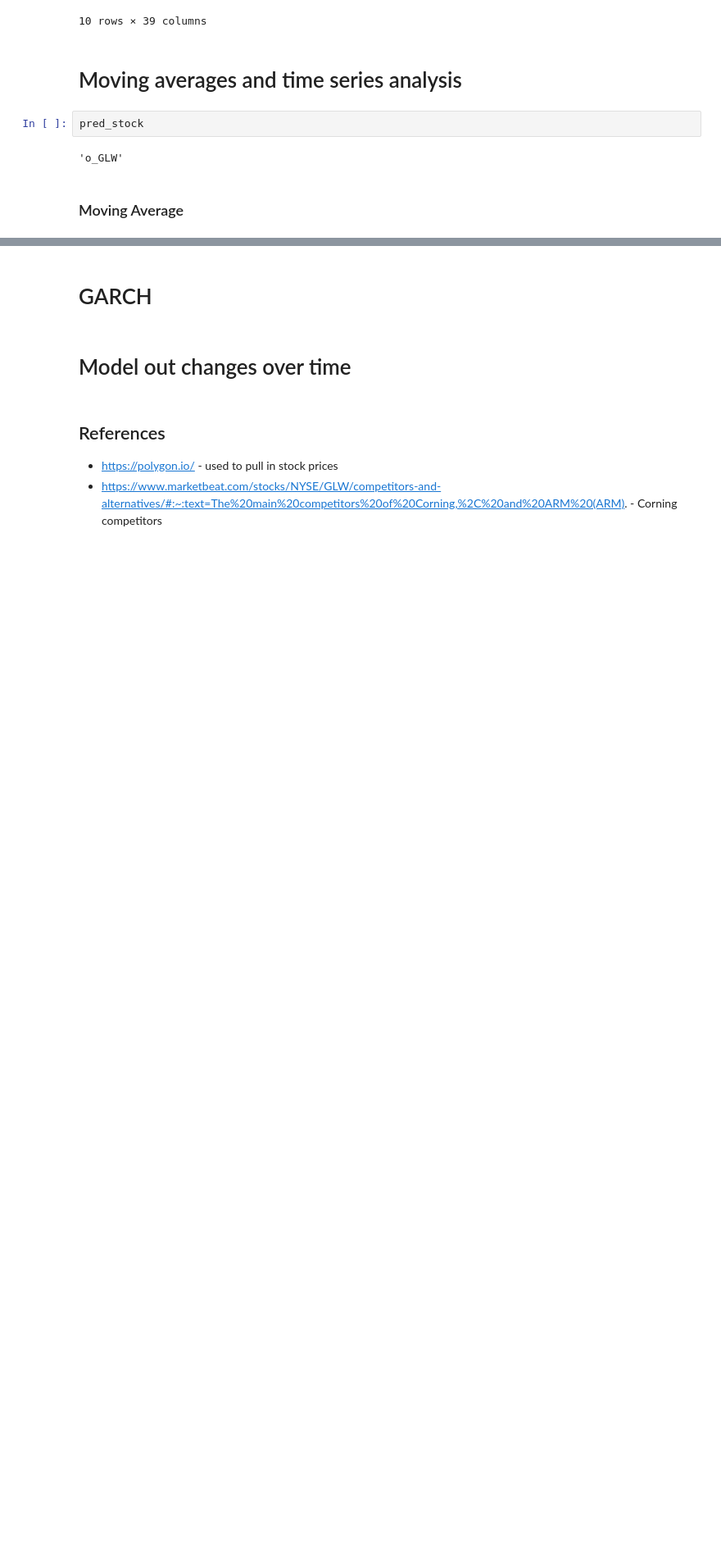
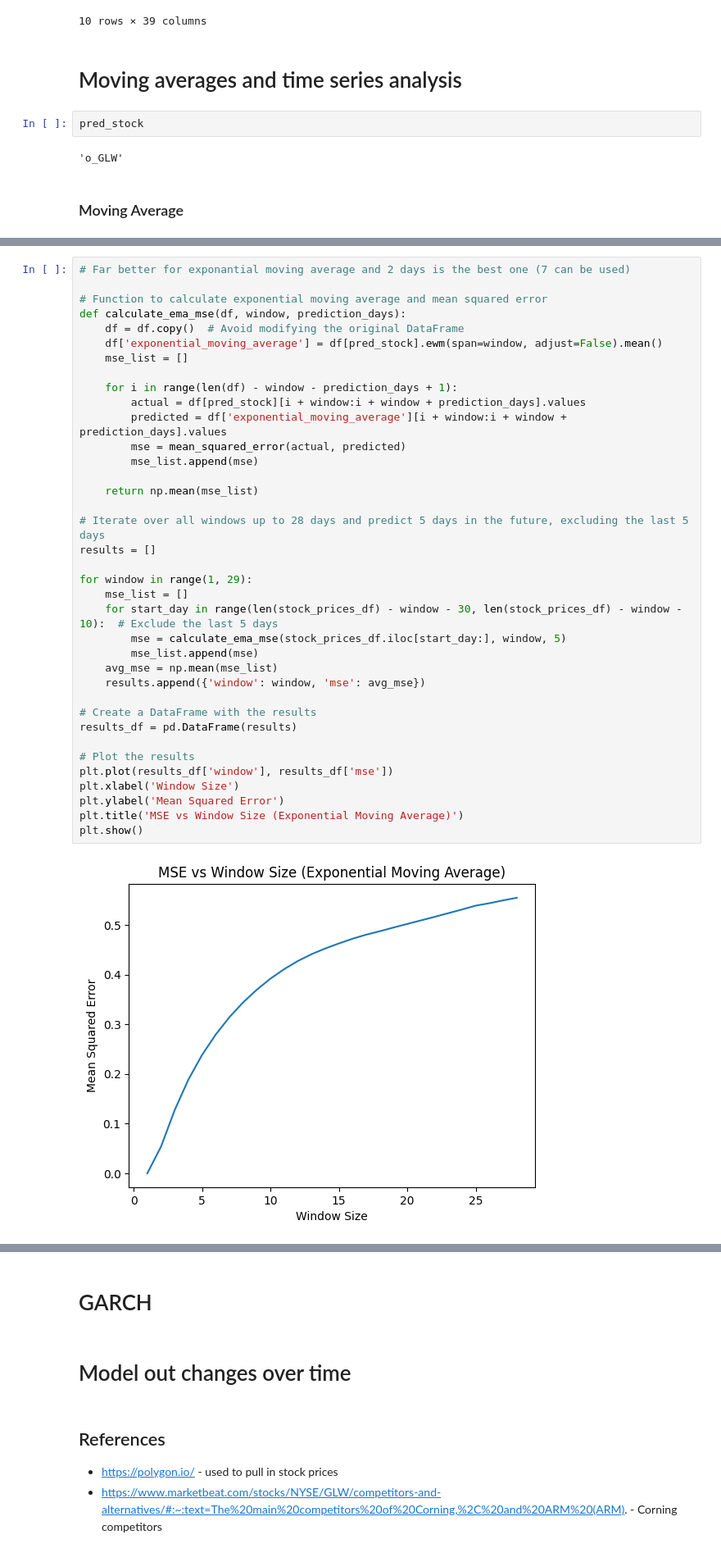
Before and after one commit to Benedictgr97/stock_prediction_v2, a Jupyter notebook: price_predictor.ipynb, the cells around one changed output, grey strips where cells are left out. Shown at 82% size. Drawn from its saved outputs; the diff is of its cells as text; blank space fills up the shorter version.

```diff
--- a/price_predictor.ipynb
+++ b/price_predictor.ipynb
@@ -284,0 +289,39 @@ results_df
+# %%
+# Far better for exponantial moving average and 2 days is the best one (7 can be used)
+
+# Function to calculate exponential moving average and mean squared error
+def calculate_ema_mse(df, window, prediction_days):
+    df = df.copy()  # Avoid modifying the original DataFrame
+    df['exponential_moving_average'] = df[pred_stock].ewm(span=window, adjust=False).mean()
+    mse_list = []
+
+    for i in range(len(df) - window - prediction_days + 1):
+        actual = df[pred_stock][i + window:i + window + prediction_days].values
+        predicted = df['exponential_moving_average'][i + window:i + window + prediction_days].values
+        mse = mean_squared_error(actual, predicted)
+        mse_list.append(mse)
+
+    return np.mean(mse_list)
+
+# Iterate over all windows up to 28 days and predict 5 days in the future, excluding the last 5 days
+results = []
+
+for window in range(1, 29):
+    mse_list = []
+    for start_day in range(len(stock_prices_df) - window - 30, len(stock_prices_df) - window - 10):  # Exclude the last 5 days
+        mse = calculate_ema_mse(stock_prices_df.iloc[start_day:], window, 5)
+        mse_list.append(mse)
+    avg_mse = np.mean(mse_list)
+    results.append({'window': window, 'mse': avg_mse})
+
+# Create a DataFrame with the results
+results_df = pd.DataFrame(results)
+
+# Plot the results
+plt.plot(results_df['window'], results_df['mse'])
+plt.xlabel('Window Size')
+plt.ylabel('Mean Squared Error')
+plt.title('MSE vs Window Size (Exponential Moving Average)')
+plt.show()
+# %% [output]
+[figure, added]
```
Also changed, not shown: parts of 7 cells of this notebook.
